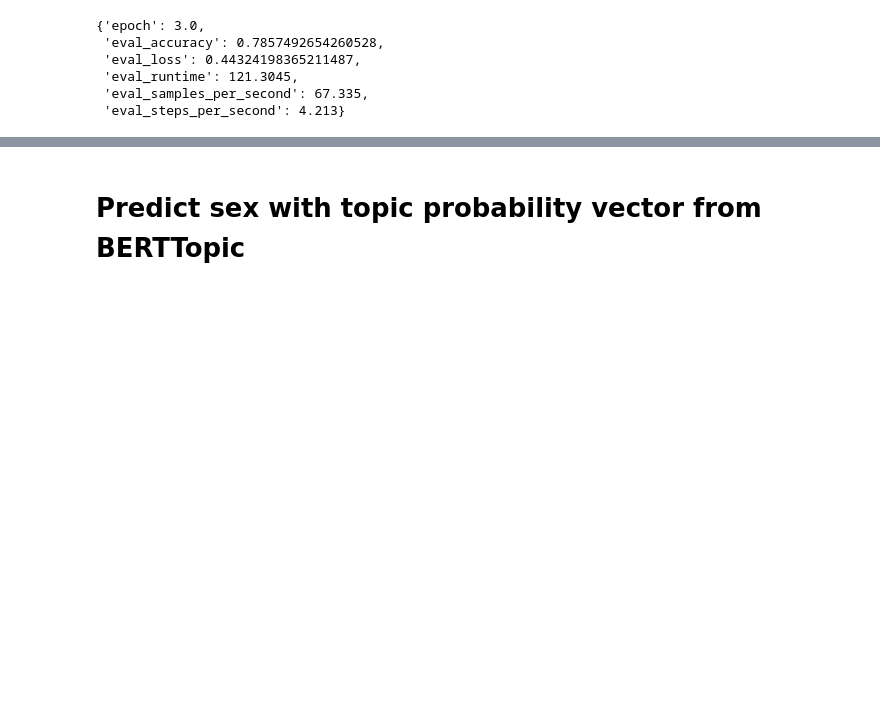
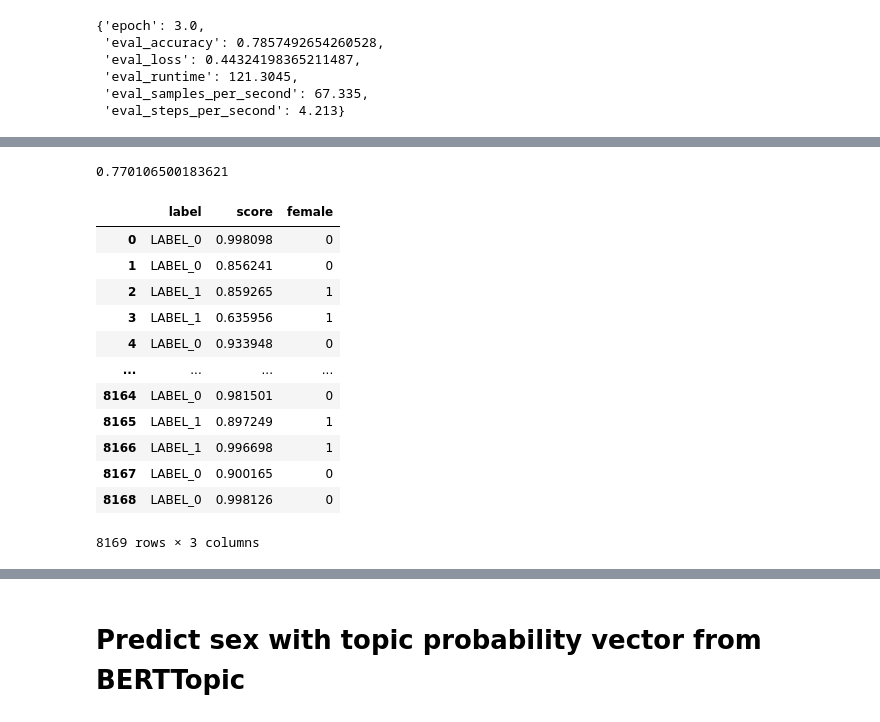
Before and after one commit to NorrisPau/MachineLearning_Class_NoraPauelsen, a Jupyter notebook: notebooks/Pytorch_predict_sex_with_topic_probs.ipynb, the cells around one changed output, grey strips where cells are left out. Saved outputs shown, nothing was run; the diff lists cells and outputs as text; code cells hidden in the pictures; blank space fills up the shorter version.

Commit message:
ran evaluation as classifier pipeline on test dataset

```diff
--- a/notebooks/Pytorch_predict_sex_with_topic_probs.ipynb
+++ b/notebooks/Pytorch_predict_sex_with_topic_probs.ipynb
@@ -393,0 +350,2 @@ The following columns in the evaluation set don't have a corresponding argument
+# %%
+model = AutoModelForSequenceClassification.from_pretrained("/content/gdrive/MyDrive/Machine_Learning_NLP_Nora_Pauelsen_TU_Wien/model results/BERT_3 epochs/fine_tuned_BERT_predict_sex_model")
@@ -394,3 +372,4 @@ The following columns in the evaluation set don't have a corresponding argument
 # %%
 from transformers import pipeline
-classifier = pipeline(task = "sentiment-analysis", model = model, tokenizer = AutoTokenizer.from_pretrained("distilbert-base-uncased"))
+classifier = pipeline(task = "sentiment-analysis", model = model,
+                      tokenizer = tokenizer)
@@ -430,0 +395,2 @@ für letzten vergleich
+# %%
+predictions_df = pd.DataFrame(predictions, columns=['label', 'score'])
@@ -430,0 +406,2 @@ für letzten vergleich
+# %%
+predictions_df["female"] = np.where(predictions_df["label"] == "LABEL_1",1,0)
@@ -430,0 +418,4 @@ für letzten vergleich
+# %%
+accuracy_score(y_true, y_pred)
+# %% [output]
+0.770106500183621
@@ -430,0 +428,16 @@ für letzten vergleich
+# %%
+predictions_df
+# %% [output]
+|  | label | score | female |
+| 0 | LABEL_0 | 0.998098 | 0 |
+| 1 | LABEL_0 | 0.856241 | 0 |
+| 2 | LABEL_1 | 0.859265 | 1 |
+| 3 | LABEL_1 | 0.635956 | 1 |
+| 4 | LABEL_0 | 0.933948 | 0 |
+| ... | ... | ... | ... |
+| 8164 | LABEL_0 | 0.981501 | 0 |
+| 8165 | LABEL_1 | 0.897249 | 1 |
+| 8166 | LABEL_1 | 0.996698 | 1 |
+| 8167 | LABEL_0 | 0.900165 | 0 |
+| 8168 | LABEL_0 | 0.998126 | 0 |
+8169 rows × 3 columns
```
Also changed, not shown: parts of 23 cells of this notebook.
